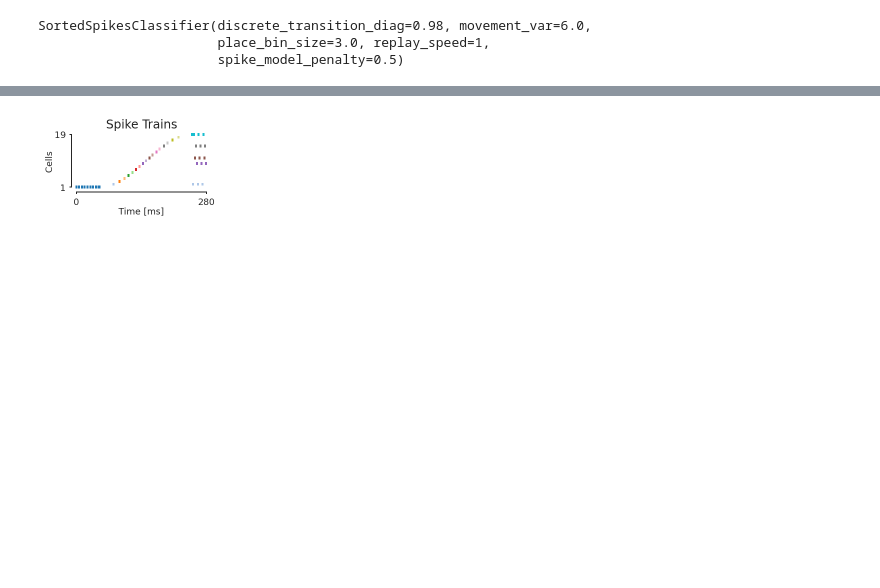
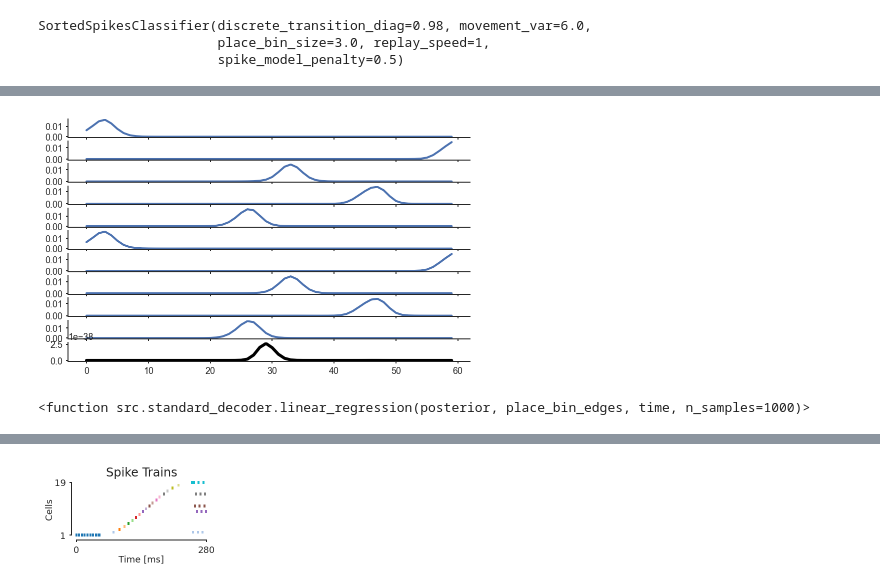
Before and after one commit to Eden-Kramer-Lab/replay_trajectory_paper, a Jupyter notebook: notebooks/Figure1.ipynb, the cells around one changed output, grey strips where cells are left out. Cells and saved outputs as stored; diff of their text form; code cells hidden in the pictures; blank space fills up the shorter version.

```diff
--- a/notebooks/Figure1.ipynb
+++ b/notebooks/Figure1.ipynb
@@ -339,0 +390,18 @@ np.nonzero(test_spikes)
+# %%
+time_bin = 13
+pf = place_fields[:, neuron_ind[time_bin_ind == time_bin]]
+fig, axes = plt.subplots(pf.shape[1] + 1, 1, sharex=True)
+for ax, p in zip(axes.flat, pf.T):
+    ax.plot(p, linewidth=2)
+axes[-1].plot(
+    np.prod(place_fields[:, neuron_ind[time_bin_ind == time_bin]], axis=1),
+    linewidth=3,
+    color="black",
+)
+sns.despine()
+# %% [output]
+[figure, added]
+# %%
+linear_regression
+# %% [output]
+<function src.standard_decoder.linear_regression(posterior, place_bin_edges, time, n_samples=1000)>
```
Also changed, not shown: parts of 10 cells of this notebook.
